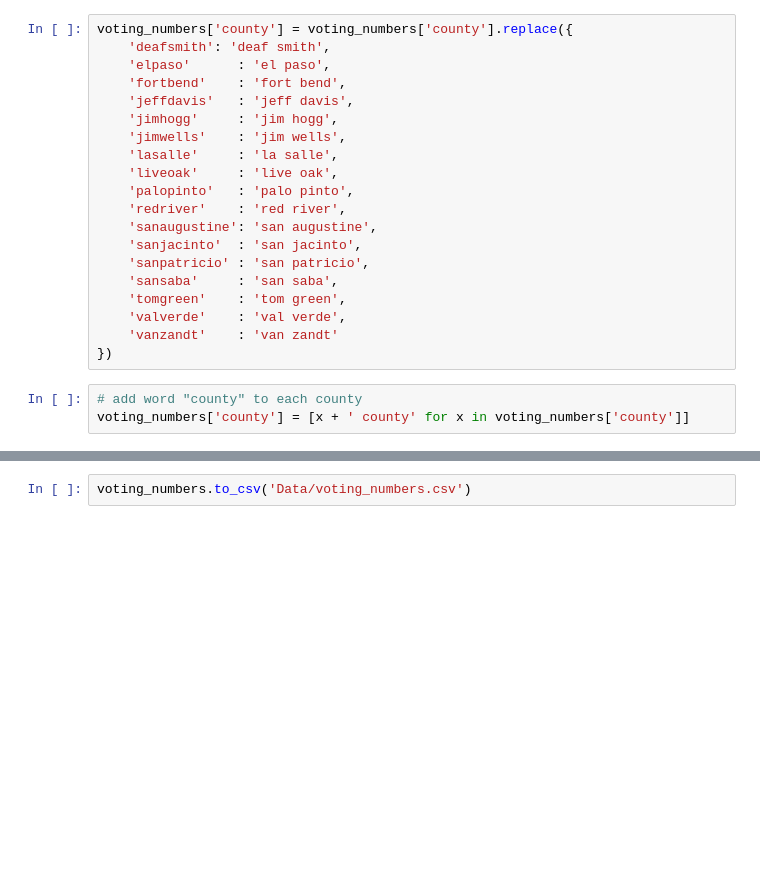
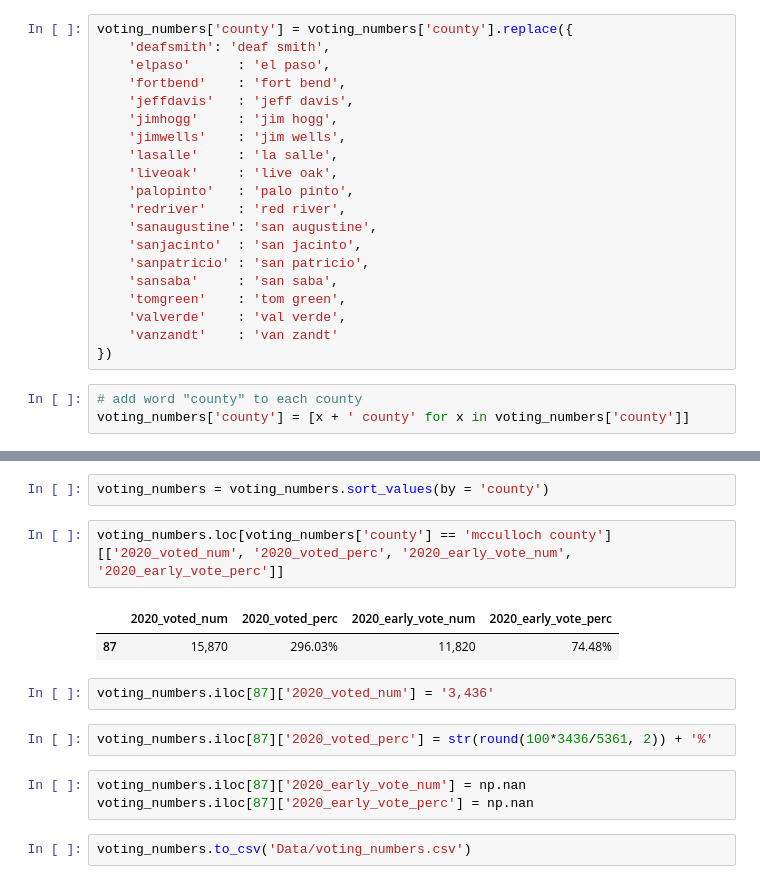
Before and after one commit to yae-sushi/Texas-General-Election-Preds, a Jupyter notebook: Data Collection/Web-Scraping-Voting-Data.ipynb, the cells around one changed output, grey strips where cells are left out. Saved outputs shown, nothing was run; the diff lists cells and outputs as text; blank space fills up the shorter version.

```diff
--- a/Data Collection/Web-Scraping-Voting-Data.ipynb
+++ b/Data Collection/Web-Scraping-Voting-Data.ipynb
@@ -261,2 +259,16 @@ voting_numbers = voting_numbers.sort_values(by = 'county')
+# %%
+voting_numbers = voting_numbers.sort_values(by = 'county')
+# %%
+voting_numbers.loc[voting_numbers['county'] == 'mcculloch county'][['2020_voted_num', '2020_voted_perc', '2020_early_vote_num', '2020_early_vote_perc']]
+# %% [output]
+|  | 2020_voted_num | 2020_voted_perc | 2020_early_vote_num | 2020_early_vote_perc |
+| 87 | 15,870 | 296.03% | 11,820 | 74.48% |
+# %%
+voting_numbers.iloc[87]['2020_voted_num'] = '3,436'
+# %%
+voting_numbers.iloc[87]['2020_voted_perc'] = str(round(100*3436/5361, 2)) + '%'
+# %%
+voting_numbers.iloc[87]['2020_early_vote_num'] = np.nan
+voting_numbers.iloc[87]['2020_early_vote_perc'] = np.nan
 # %%
 voting_numbers.to_csv('Data/voting_numbers.csv')
```
Also changed, not shown: parts of 5 cells of this notebook, 3 other files.
